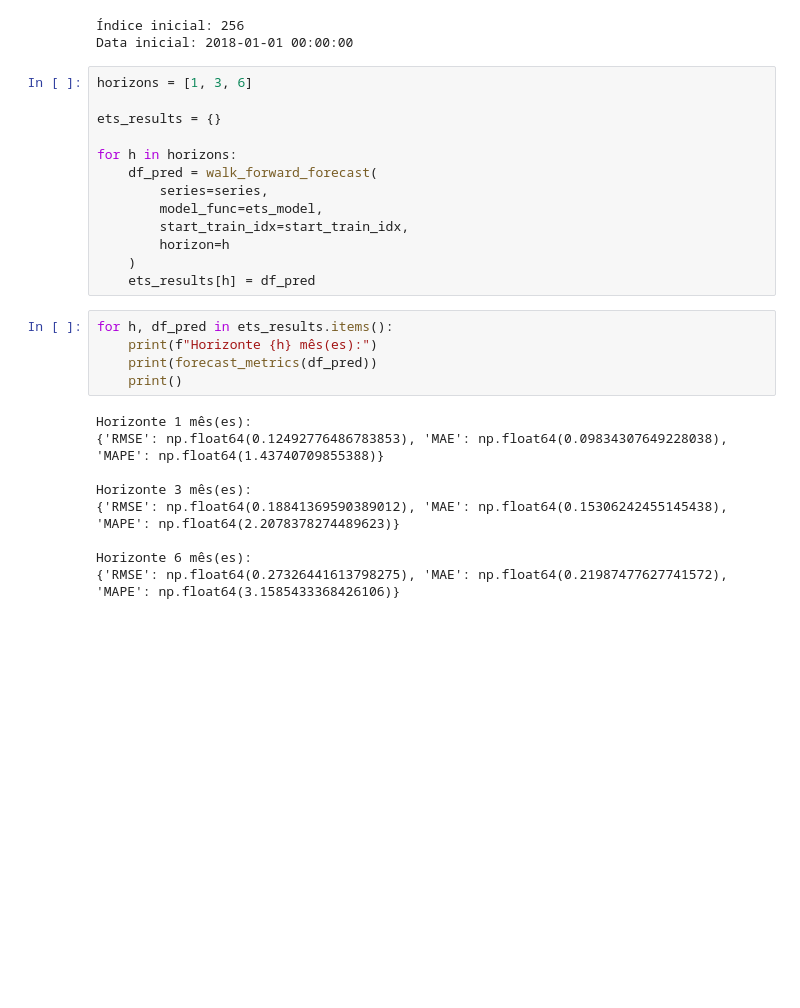
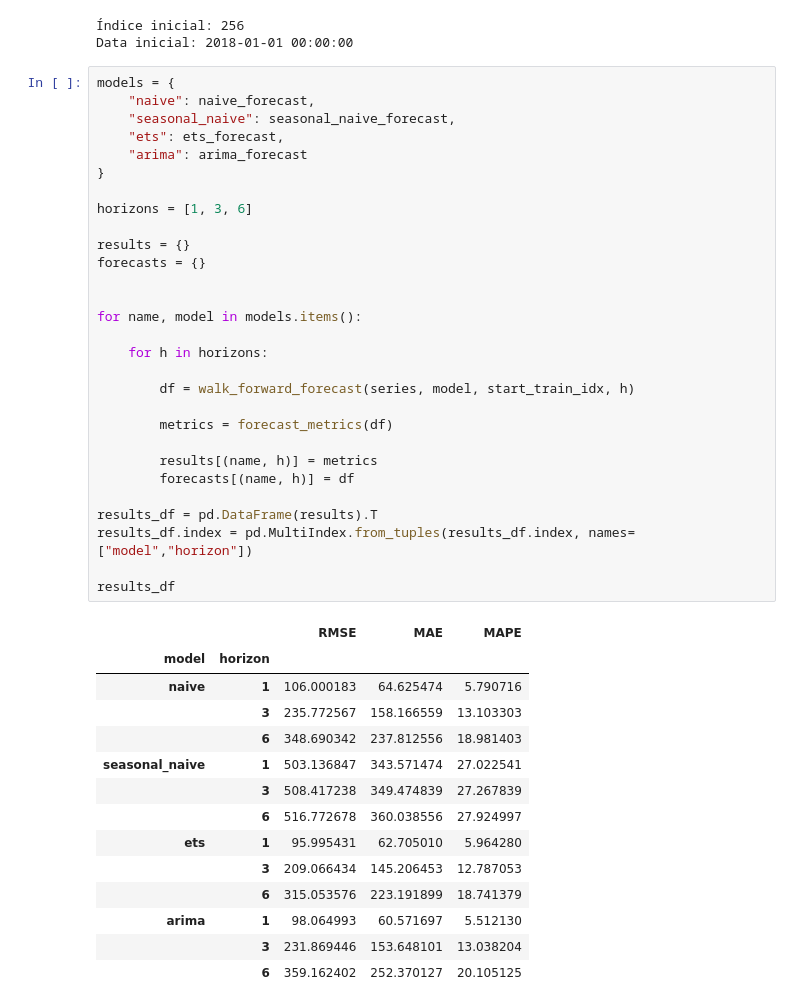
Before and after one commit to thvieira1/Arabica_coffee_price_forecast, a Jupyter notebook: 02_baseline_univariate.ipynb, the cells around one changed output. Saved outputs shown, nothing was run; the diff lists cells and outputs as text; blank space fills up the shorter version.

```diff
--- a/02_baseline_univariate.ipynb
+++ b/02_baseline_univariate.ipynb
@@ -114,33 +188,50 @@ print("Data inicial:", series.index[start_train_idx])
 # %% [output]
 Índice inicial: 256
 Data inicial: 2018-01-01 00:00:00
-# %%
-horizons = [1, 3, 6]
-
-ets_results = {}
-
-for h in horizons:
-    df_pred = walk_forward_forecast(
-        series=series,
-        model_func=ets_model,
-        start_train_idx=start_train_idx,
-        horizon=h
-    )
-    ets_results[h] = df_pred
-# %%
-for h, df_pred in ets_results.items():
-    print(f"Horizonte {h} mês(es):")
-    print(forecast_metrics(df_pred))
-    print()
-# %% [output]
-Horizonte 1 mês(es):
-{'RMSE': np.float64(0.12492776486783853), 'MAE': np.float64(0.09834307649228038), 'MAPE': np.float64(1.43740709855388)}
-
-Horizonte 3 mês(es):
-{'RMSE': np.float64(0.18841369590389012), 'MAE': np.float64(0.15306242455145438), 'MAPE': np.float64(2.2078378274489623)}
-
-Horizonte 6 mês(es):
-{'RMSE': np.float64(0.27326441613798275), 'MAE': np.float64(0.21987477627741572), 'MAPE': np.float64(3.1585433368426106)}
+# %%
+models = {
+    "naive": naive_forecast,
+    "seasonal_naive": seasonal_naive_forecast,
+    "ets": ets_forecast,
+    "arima": arima_forecast
+}
+
+horizons = [1, 3, 6]
+
+results = {}
+forecasts = {}
+
+
+for name, model in models.items():
+
+    for h in horizons:
+
+        df = walk_forward_forecast(series, model, start_train_idx, h)
+
+        metrics = forecast_metrics(df)
+
+        results[(name, h)] = metrics
+        forecasts[(name, h)] = df
+
+results_df = pd.DataFrame(results).T
+results_df.index = pd.MultiIndex.from_tuples(results_df.index, names=["model","horizon"])
+
+results_df
+# %% [output]
+|  |  | RMSE | MAE | MAPE |
+| model | horizon |  |  |  |
+| naive | 1 | 106.000183 | 64.625474 | 5.790716 |
+|  | 3 | 235.772567 | 158.166559 | 13.103303 |
+|  | 6 | 348.690342 | 237.812556 | 18.981403 |
+| seasonal_naive | 1 | 503.136847 | 343.571474 | 27.022541 |
+|  | 3 | 508.417238 | 349.474839 | 27.267839 |
+|  | 6 | 516.772678 | 360.038556 | 27.924997 |
+| ets | 1 | 95.995431 | 62.705010 | 5.964280 |
+|  | 3 | 209.066434 | 145.206453 | 12.787053 |
+|  | 6 | 315.053576 | 223.191899 | 18.741379 |
+| arima | 1 | 98.064993 | 60.571697 | 5.512130 |
+|  | 3 | 231.869446 | 153.648101 | 13.038204 |
+|  | 6 | 359.162402 | 252.370127 | 20.105125 |
 # %%
 df_plot = ets_results[1]
 
```
Also changed, not shown: parts of 11 cells of this notebook, 15 other files.
